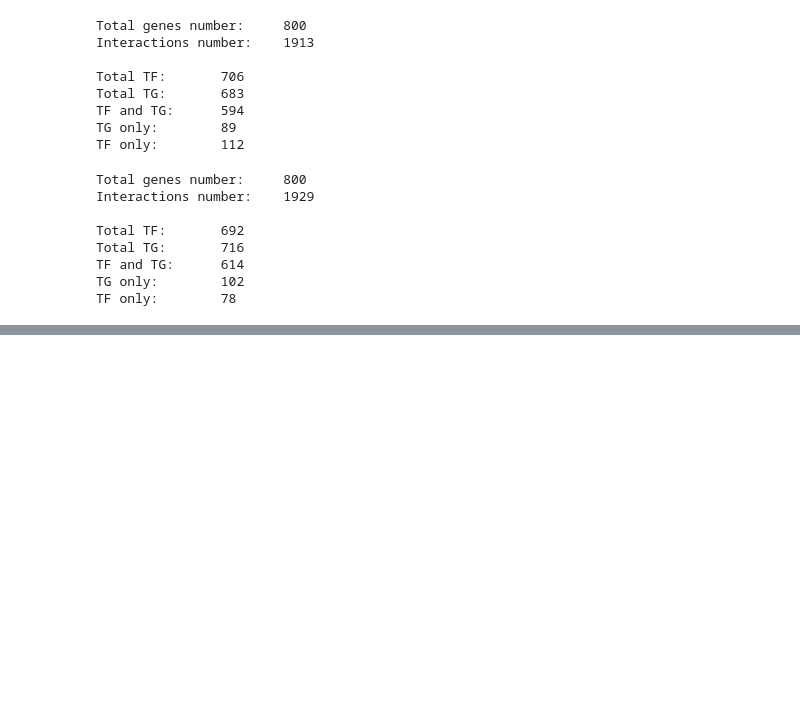
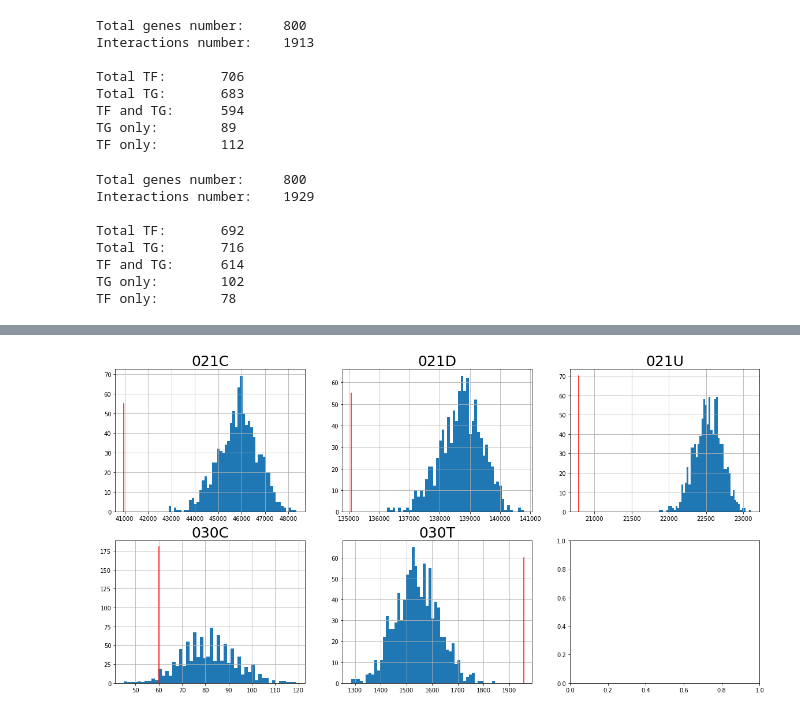
Before and after one commit to ovavulov/bionetworks, a Jupyter notebook: 1_network_construction.ipynb, the cells around one changed output, grey strips where cells are left out. Saved outputs shown, nothing was run; the diff lists cells and outputs as text; code cells hidden in the pictures; blank space fills up the shorter version.

```diff
--- a/1_network_construction.ipynb
+++ b/1_network_construction.ipynb
@@ -248,0 +371,4 @@ TF only:        78
+# %%
+f.plot_distr_2(counters, counter, ticks = [55, 55, 70, 180, 60])
+# %% [output]
+[figure, added]
```
Also changed, not shown: parts of 23 cells of this notebook, 41 other files.
